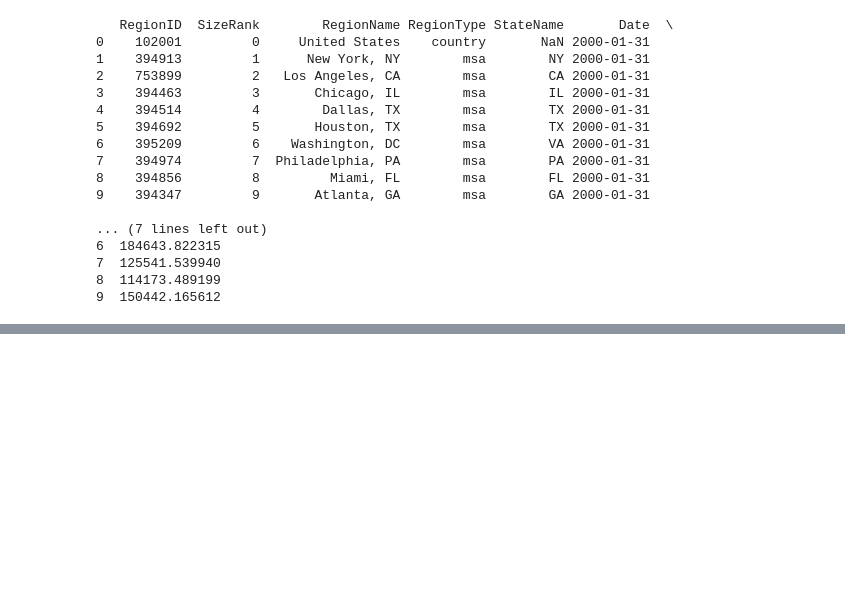
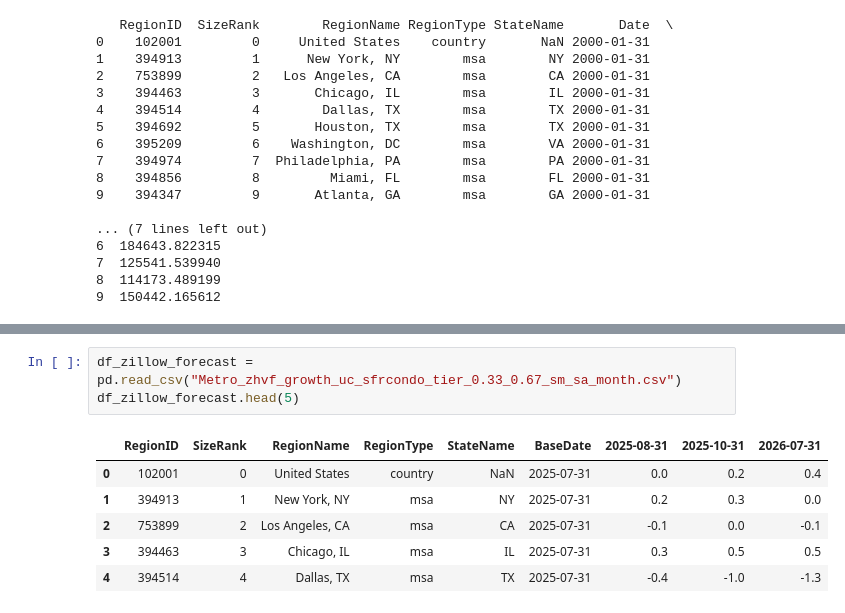
Before and after one commit to manivardhan-k/Rental-Price-Estimator, a Jupyter notebook: data_zillow.ipynb, the cells around one changed output, grey strips where cells are left out. Saved outputs shown, nothing was run; the diff lists cells and outputs as text; blank space fills up the shorter version.

```diff
--- a/data_zillow.ipynb
+++ b/data_zillow.ipynb
@@ -182,0 +174,10 @@ show_plots(region_input_value)
+# %%
+df_zillow_forecast = pd.read_csv("Metro_zhvf_growth_uc_sfrcondo_tier_0.33_0.67_sm_sa_month.csv")
+df_zillow_forecast.head(5)
+# %% [output]
+|  | RegionID | SizeRank | RegionName | RegionType | StateName | BaseDate | 2025-08-31 | 2025-10-31 | 2026-07-31 |
+| 0 | 102001 | 0 | United States | country | NaN | 2025-07-31 | 0.0 | 0.2 | 0.4 |
+| 1 | 394913 | 1 | New York, NY | msa | NY | 2025-07-31 | 0.2 | 0.3 | 0.0 |
+| 2 | 753899 | 2 | Los Angeles, CA | msa | CA | 2025-07-31 | -0.1 | 0.0 | -0.1 |
+| 3 | 394463 | 3 | Chicago, IL | msa | IL | 2025-07-31 | 0.3 | 0.5 | 0.5 |
+| 4 | 394514 | 4 | Dallas, TX | msa | TX | 2025-07-31 | -0.4 | -1.0 | -1.3 |
```
Also changed, not shown: parts of 21 cells of this notebook, 12 other files.
